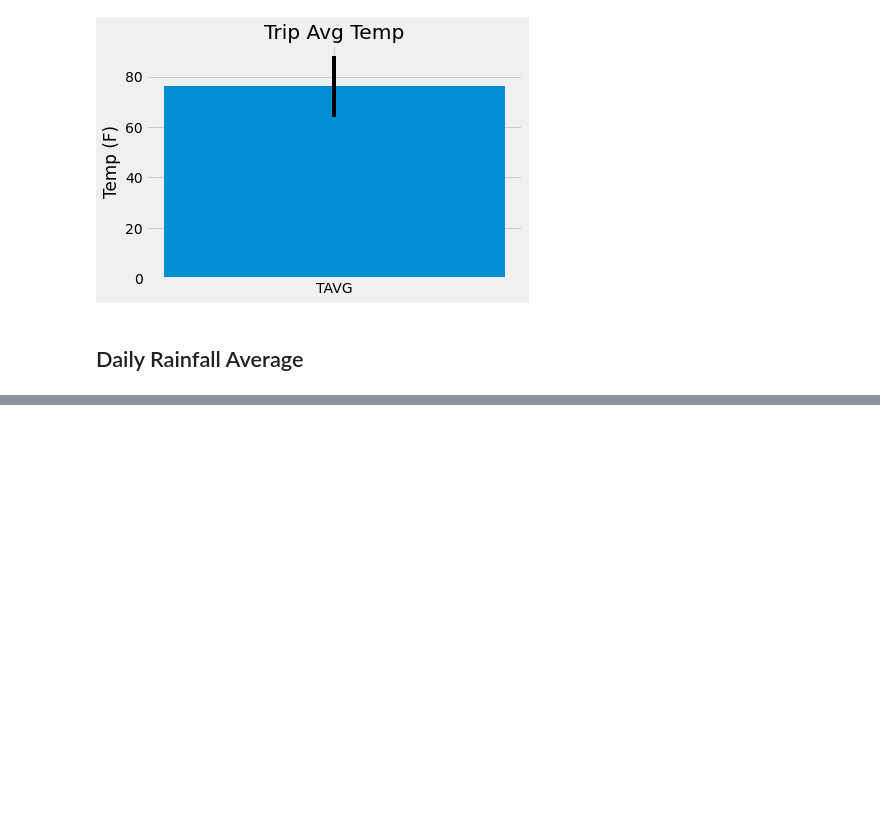
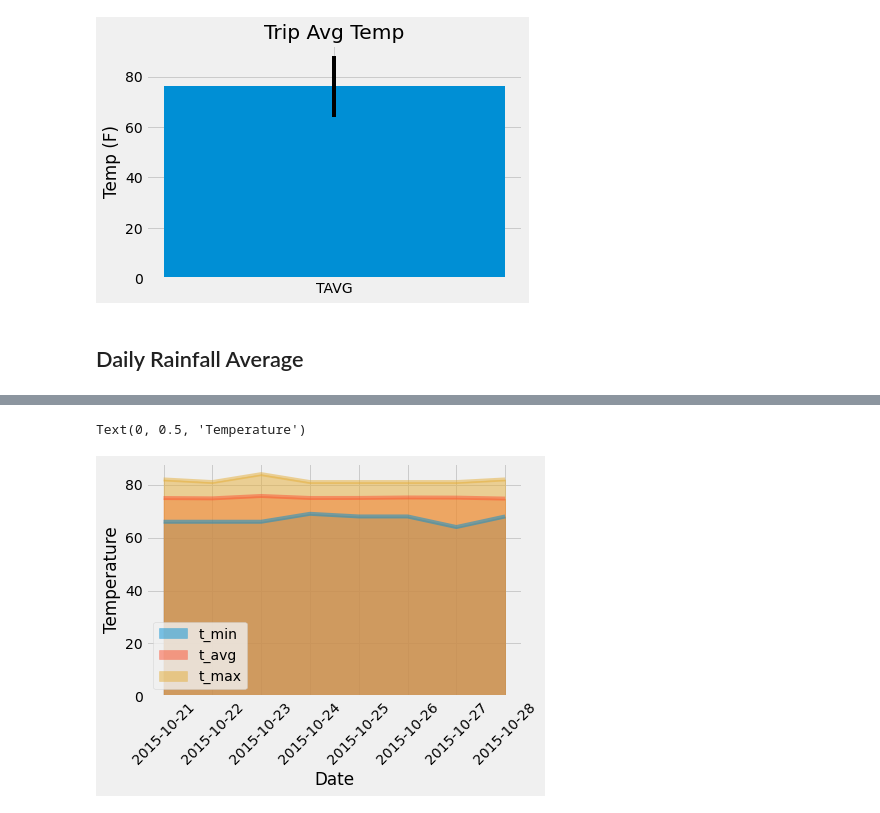
Before and after one commit to DMVance/climate-app, a Jupyter notebook: climate_starter.ipynb, the cells around one changed output, grey strips where cells are left out. Saved outputs shown, nothing was run; the diff lists cells and outputs as text; code cells hidden in the pictures; blank space fills up the shorter version.

Commit message:
nearly complete, need to fix Daily Rainfall Avg

```diff
--- a/climate_starter.ipynb
+++ b/climate_starter.ipynb
@@ -520,0 +564,9 @@ daily_normals("01-01")
+# %%
+d = {"date": normals,
+    "t_min": t_min,
+    "t_avg": t_avg,
+    "t_max": t_max}
+
+daily_norms_df = pd.DataFrame(data=d)
+daily_norms_df = d_norms_df.set_index(["date"])
+daily_norms_df
@@ -521,2 +584,8 @@ daily_normals("01-01")
 # %%
 # Plot the daily normals as an area plot with `stacked=False`
+ax_daily_norms_df = daily_norms_df.plot.area(stacked=False, rot=45)
+ax_daily_norms_df.set_xlabel("Date")
+ax_daily_norms_df.set_ylabel("Temperature")
+# %% [output]
+Text(0, 0.5, 'Temperature')
+[figure, added]
```
Also changed, not shown: parts of 13 cells of this notebook.
